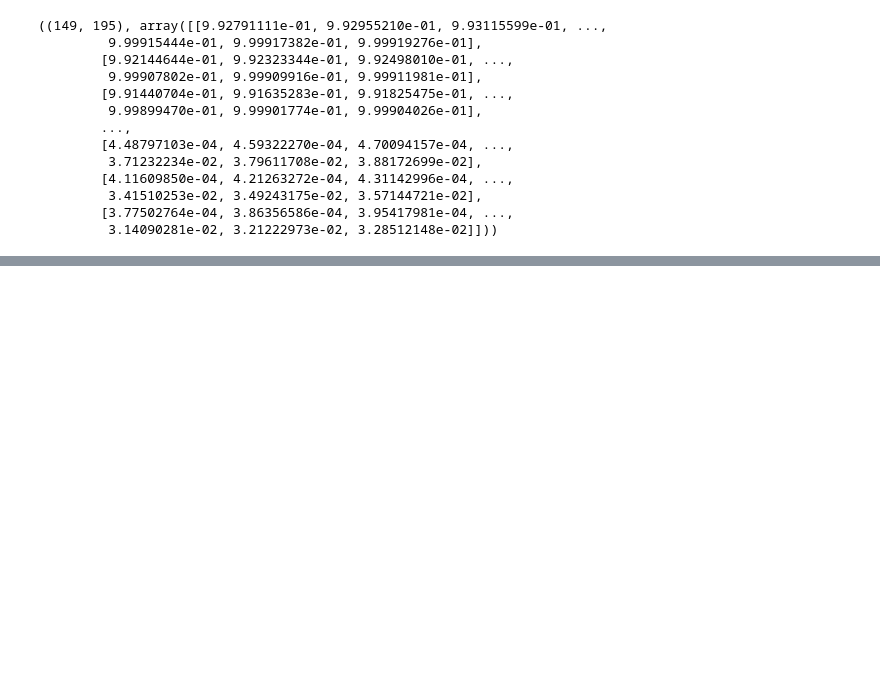
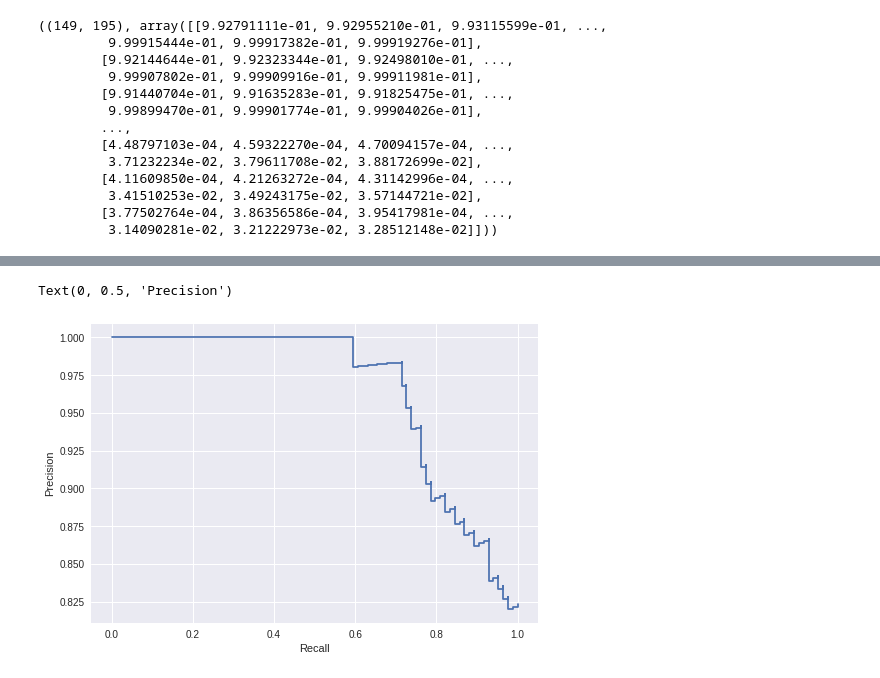
Before and after one commit to aakashv000/Machine-Learning-Lab-CS3103, a Jupyter notebook: Lab_5_Cross_Validation,_Bias_and_Variance.ipynb, the cells around one changed output, grey strips where cells are left out. Cells and saved outputs as stored; diff of their text form; code cells hidden in the pictures; blank space fills up the shorter version.

```diff
--- a/Lab_5_Cross_Validation,_Bias_and_Variance.ipynb
+++ b/Lab_5_Cross_Validation,_Bias_and_Variance.ipynb
@@ -48,6 +48,8 @@ array([0, 0, 0, 0, 1])
 y_pred_proba[: 5, 1]
 # %% [output]
 array([0.08758747, 0.03356248, 0.10559901, 0.03901789, 0.93058419])
+# %%
+y_pred_proba = y_pred_proba[:, 1]
 # %% [markdown]
 ## plot
 # %%
@@ -100,0 +107,3 @@ plt.scatter(X_test[:, 0], X_test[:, 1], c=y_test, cmap=plt.cm.Spectral)
+# %%
+precision, recall, _ = precision_recall_curve(y_true=y_test, probas_pred=y_pred_proba)
+precision.shape, recall.shape, precision, recall
@@ -100,0 +128,8 @@ plt.scatter(X_test[:, 0], X_test[:, 1], c=y_test, cmap=plt.cm.Spectral)
+# %%
+plt.step(recall, precision)
+
+plt.xlabel('Recall')
+plt.ylabel('Precision')
+# %% [output]
+Text(0, 0.5, 'Precision')
+[figure, added]
```
Also changed, not shown: parts of 11 cells of this notebook.
